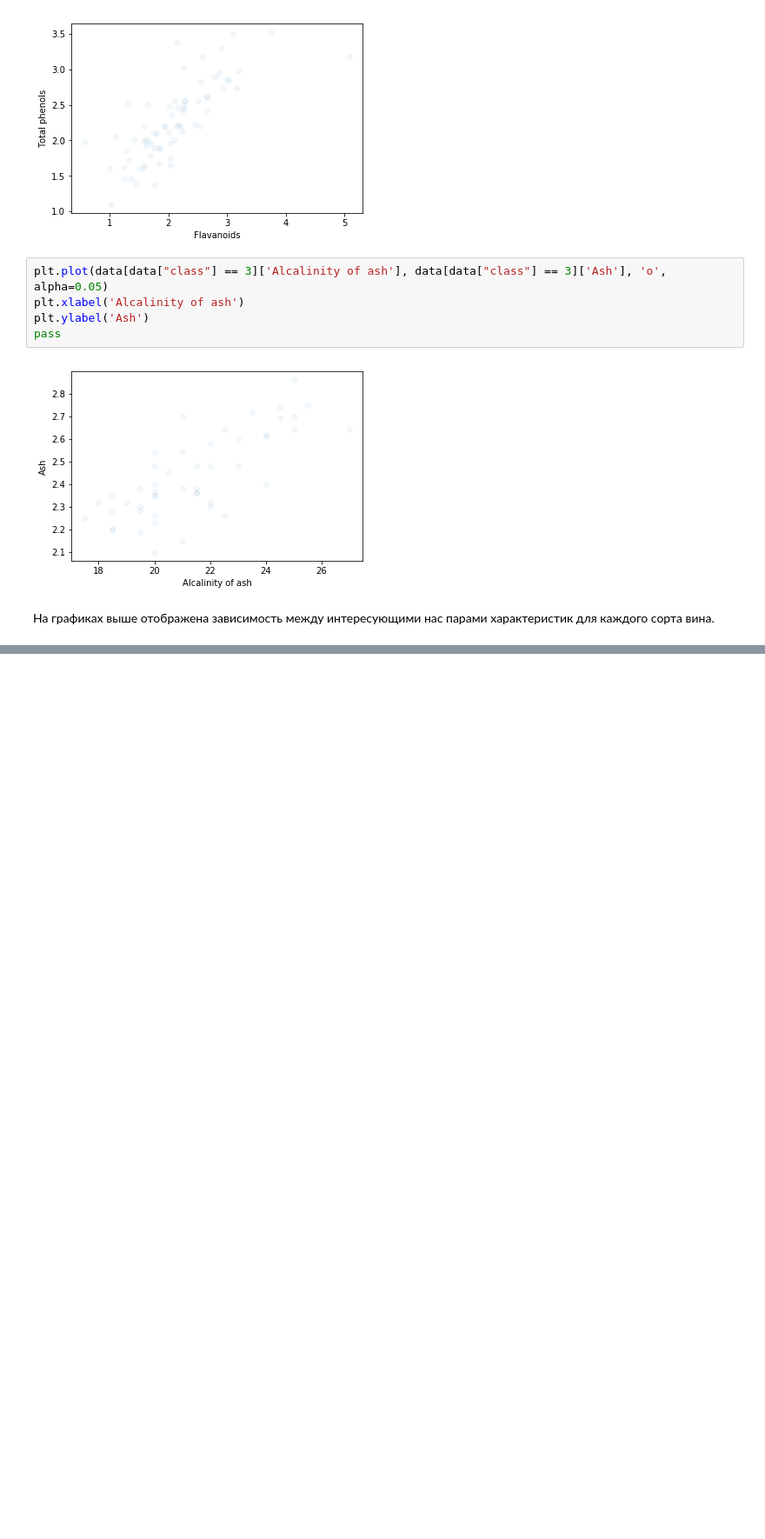
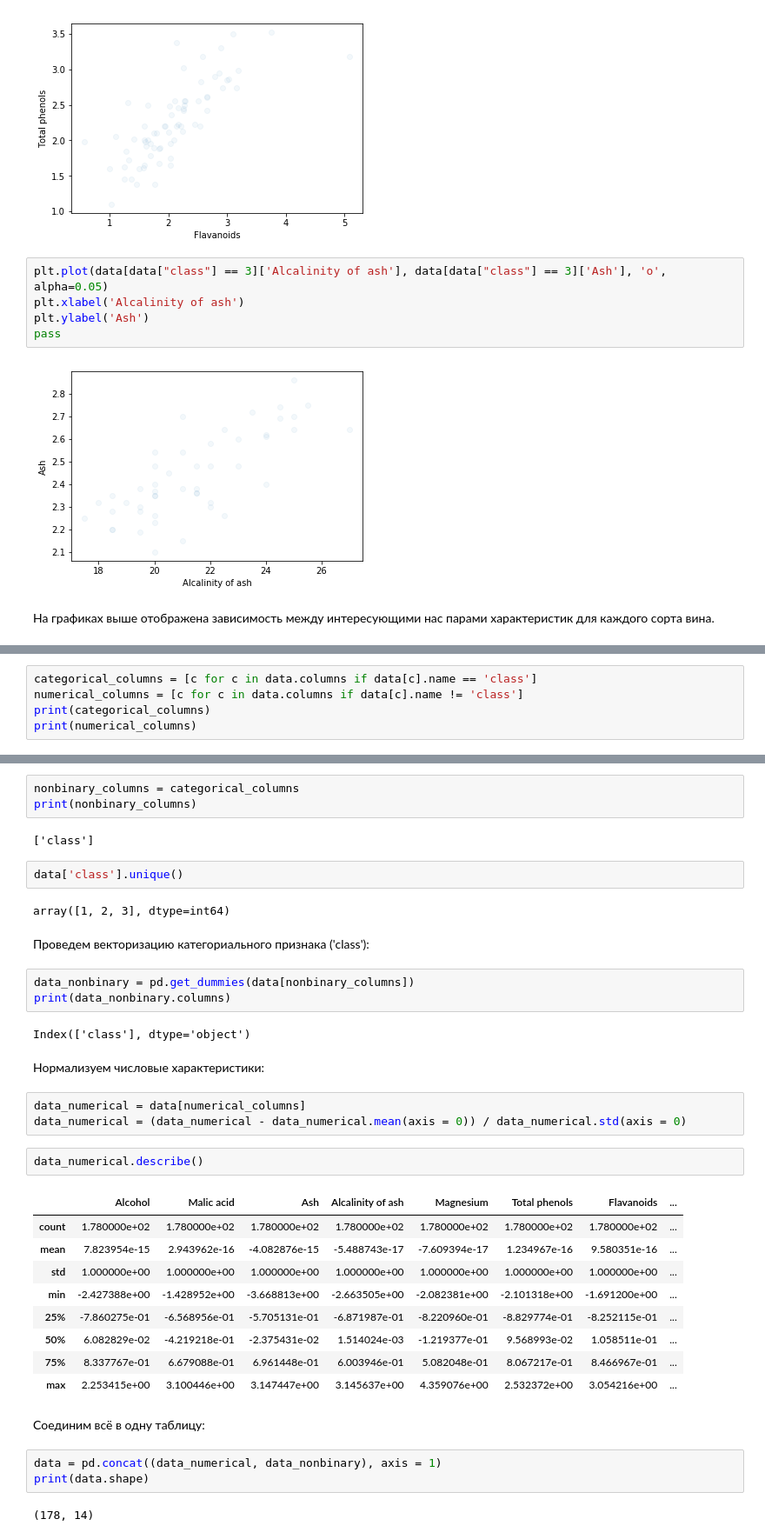
Before and after one commit to ipolyak/Data-Analysis, a Jupyter notebook: wine-analysis.ipynb, the cells around one changed output, grey strips where cells are left out. Shown at 87% size. Cells and saved outputs as stored; diff of their text form; blank space fills up the shorter version.

```diff
--- a/wine-analysis.ipynb
+++ b/wine-analysis.ipynb
@@ -237,0 +248,5 @@ pass
+# %%
+categorical_columns = [c for c in data.columns if data[c].name == 'class']
+numerical_columns = [c for c in data.columns if data[c].name != 'class']
+print(categorical_columns)
+print(numerical_columns)
@@ -237,0 +277,40 @@ pass
+# %%
+nonbinary_columns = categorical_columns
+print(nonbinary_columns)
+# %% [output]
+['class']
+# %%
+data['class'].unique()
+# %% [output]
+array([1, 2, 3], dtype=int64)
+# %% [markdown]
+Проведем векторизацию категориального признака ('class'):
+# %%
+data_nonbinary = pd.get_dummies(data[nonbinary_columns])
+print(data_nonbinary.columns)
+# %% [output]
+Index(['class'], dtype='object')
+# %% [markdown]
+Нормализуем числовые характеристики:
+# %%
+data_numerical = data[numerical_columns]
+data_numerical = (data_numerical - data_numerical.mean(axis = 0)) / data_numerical.std(axis = 0)
+# %%
+data_numerical.describe()
+# %% [output]
+|  | Alcohol | Malic acid | Ash | Alcalinity of ash | Magnesium | Total phenols | Flavanoids | ... |
+| count | 1.780000e+02 | 1.780000e+02 | 1.780000e+02 | 1.780000e+02 | 1.780000e+02 | 1.780000e+02 | 1.780000e+02 | ... |
+| mean | 7.823954e-15 | 2.943962e-16 | -4.082876e-15 | -5.488743e-17 | -7.609394e-17 | 1.234967e-16 | 9.580351e-16 | ... |
+| std | 1.000000e+00 | 1.000000e+00 | 1.000000e+00 | 1.000000e+00 | 1.000000e+00 | 1.000000e+00 | 1.000000e+00 | ... |
+| min | -2.427388e+00 | -1.428952e+00 | -3.668813e+00 | -2.663505e+00 | -2.082381e+00 | -2.101318e+00 | -1.691200e+00 | ... |
+| 25% | -7.860275e-01 | -6.568956e-01 | -5.705131e-01 | -6.871987e-01 | -8.220960e-01 | -8.829774e-01 | -8.252115e-01 | ... |
+| 50% | 6.082829e-02 | -4.219218e-01 | -2.375431e-02 | 1.514024e-03 | -1.219377e-01 | 9.568993e-02 | 1.058511e-01 | ... |
+| 75% | 8.337767e-01 | 6.679088e-01 | 6.961448e-01 | 6.003946e-01 | 5.082048e-01 | 8.067217e-01 | 8.466967e-01 | ... |
+| max | 2.253415e+00 | 3.100446e+00 | 3.147447e+00 | 3.145637e+00 | 4.359076e+00 | 2.532372e+00 | 3.054216e+00 | ... |
+# %% [markdown]
+Соединим всё в одну таблицу:
+# %%
+data = pd.concat((data_numerical, data_nonbinary), axis = 1)
+print(data.shape)
+# %% [output]
+(178, 14)
```
Also changed, not shown: parts of 34 cells of this notebook.
